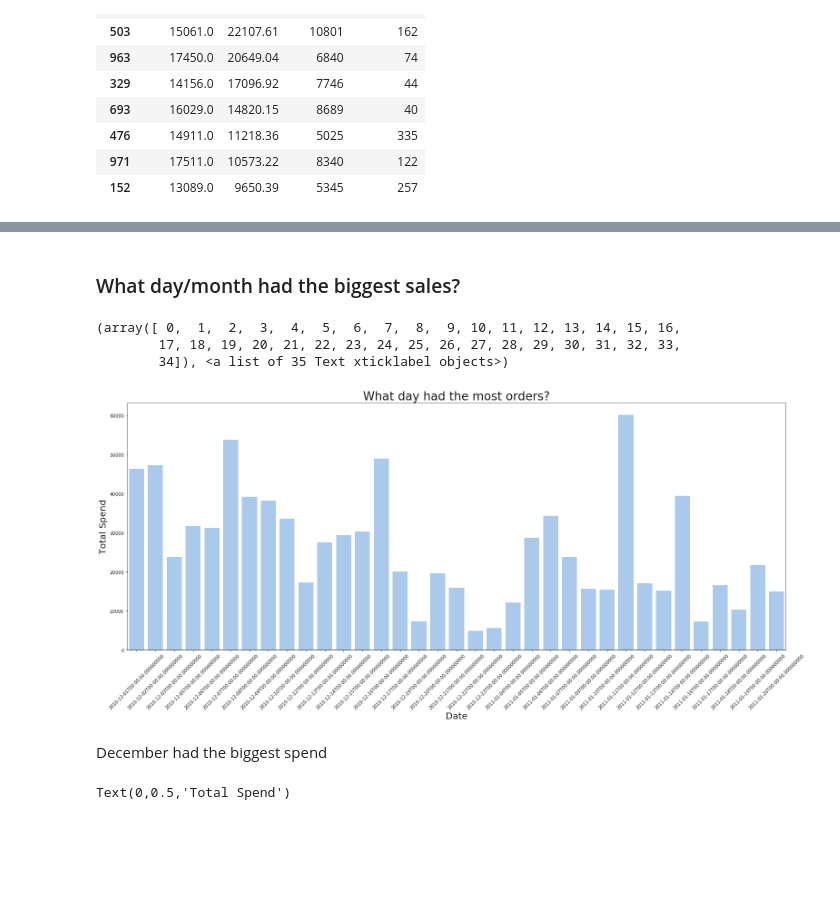
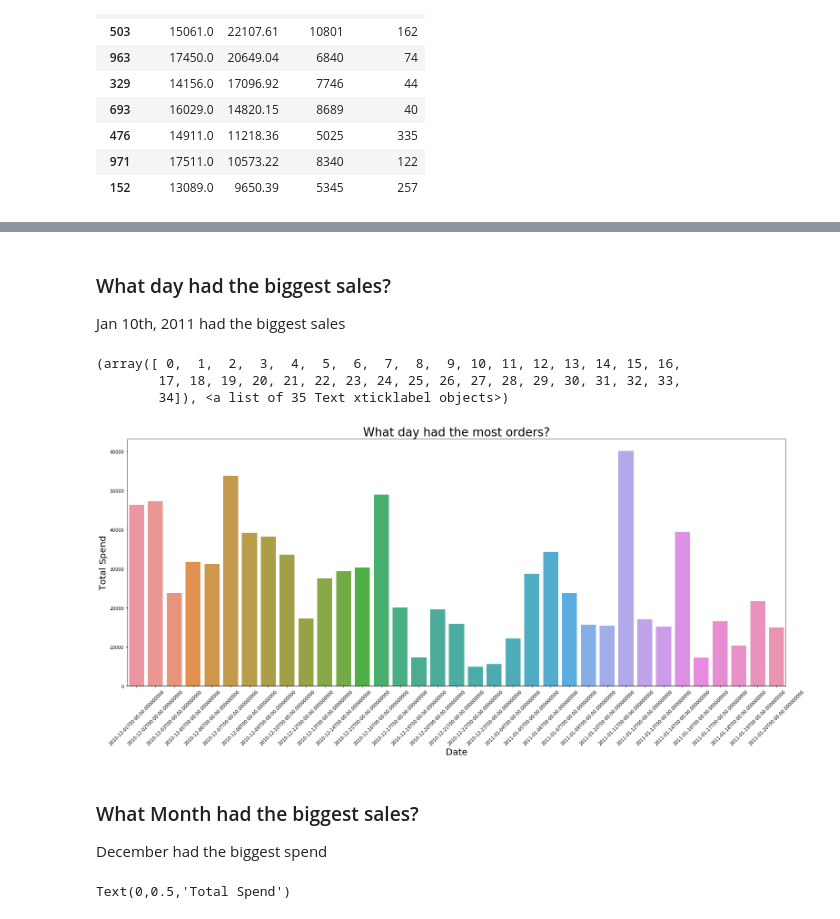
Before and after one commit to RitRa/Programming-Project-Dec-2018, a Jupyter notebook: Online Retail Data - Project 2018.ipynb, the cells around one changed output, grey strips where cells are left out. Drawn from its saved outputs; the diff is of its cells as text; code cells hidden in the pictures; blank space fills up the shorter version.

```diff
--- a/Online Retail Data - Project 2018.ipynb
+++ b/Online Retail Data - Project 2018.ipynb
@@ -233,6 +233,12 @@ df['Month'] = pd.to_datetime(df['Month'])
 df['Day'] = df['Date'].dt.strftime('%D')
 df['Day'] = pd.to_datetime(df['Day'])
 
+# create a new column for time
+df['Time'] = df['Date'].dt.strftime('%r')
+df['Time'] = pd.to_datetime(df['Time'])
+# strip out the date and keep the time
+df['Time'] = pd.Series([val.time() for val in df['Time']])
+
 #investigating the time series of the data
 df['Month'].unique()
 # %% [output]
@@ -323,28 +350,33 @@ bestcustomer.head(10)
 # %% [markdown]
-### What day/month had the biggest sales?
+### What day had the biggest sales?
+
+Jan 10th, 2011 had the biggest sales
 # %%
 # grouping by date and aggregating spend, quantity, using invoice no to calculate how often the customer visited
 bestday = df.groupby('Day', as_index=False).agg(
     { "Total Spend": "sum", "Quantity":"sum", "InvoiceNo":"count"}).sort_values('Day', ascending=True)
 bestday.rename(columns={'Day':'Date', "Total Spend": "Total Spend", 'Quantity':'Quantity', "InvoiceNo":"Frequency"}, inplace=True)
 bestday.head(10)
 
 %matplotlib inline
 plt.figure(figsize=(26, 10))
 
-plot = sns.barplot(x='Date',y='Total Spend', data=bestday, color="b")
+plot = sns.barplot(x='Date',y='Total Spend', data=bestday)
+
 
 plot.set_title('What day had the most orders?',fontsize=26)
 plot.set_xlabel('Date',fontsize=20)
 plot.set_ylabel('Total Spend',fontsize=20)
 
 plt.xticks(rotation=45)
 # %% [output]
 (array([ 0,  1,  2,  3,  4,  5,  6,  7,  8,  9, 10, 11, 12, 13, 14, 15, 16,
         17, 18, 19, 20, 21, 22, 23, 24, 25, 26, 27, 28, 29, 30, 31, 32, 33,
         34]), <a list of 35 Text xticklabel objects>)
-[figure, old version]
+[figure, new version]
 # %% [markdown]
+### What Month had the biggest sales?
+
 December had the biggest spend
 # %%
 bestmonth = df.groupby('Month', as_index=False).agg(
```
Also changed, not shown: parts of 15 cells of this notebook.
